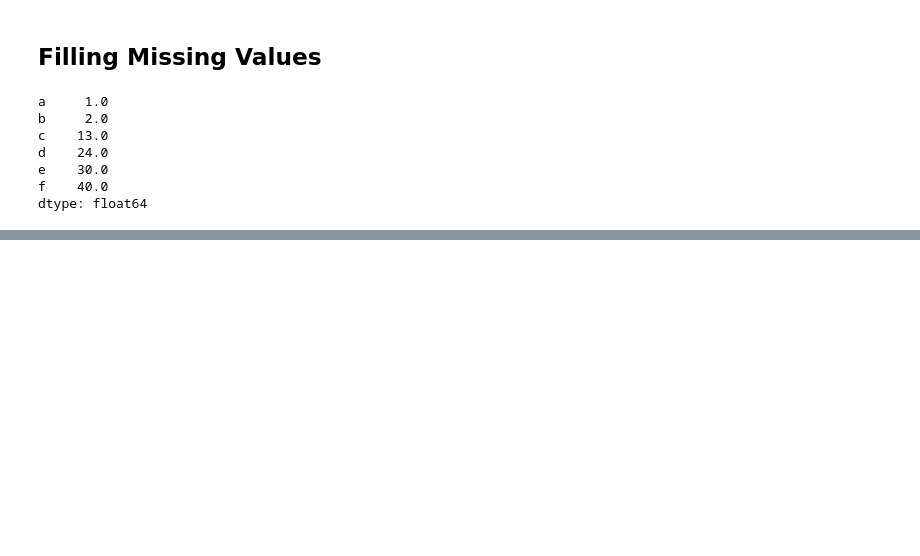
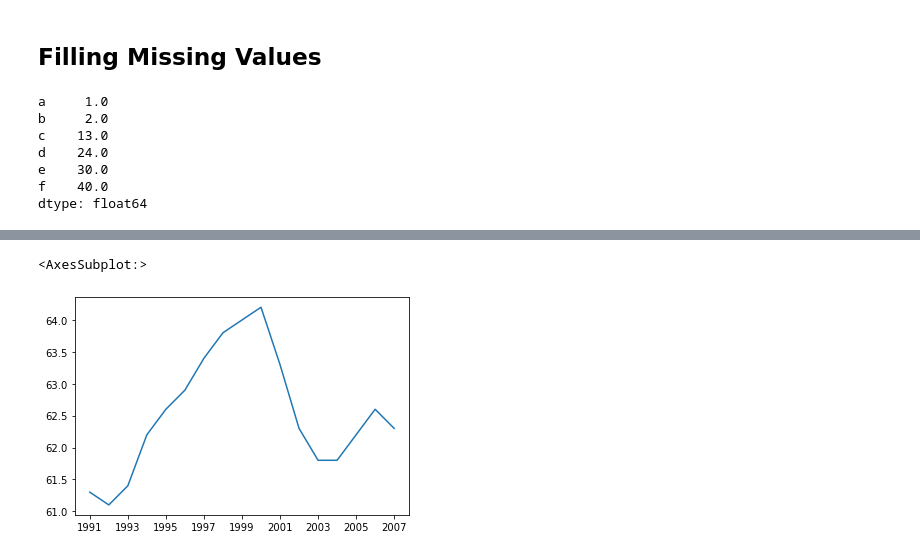
Before and after one commit to shoptsc/Data_Analysis, a Jupyter notebook: lesson_2/Lesson 2.ipynb, the cells around one changed output, grey strips where cells are left out. Cells and saved outputs as stored; diff of their text form; code cells hidden in the pictures; blank space fills up the shorter version.

```diff
--- a/lesson_2/Lesson 2.ipynb
+++ b/lesson_2/Lesson 2.ipynb
@@ -447,0 +572,5 @@ dtype: float64
+# %%
+employment_us.plot()
+# %% [output]
+<AxesSubplot:>
+[figure, added]
```
Also changed, not shown: parts of 12 cells of this notebook, 5 other files.
